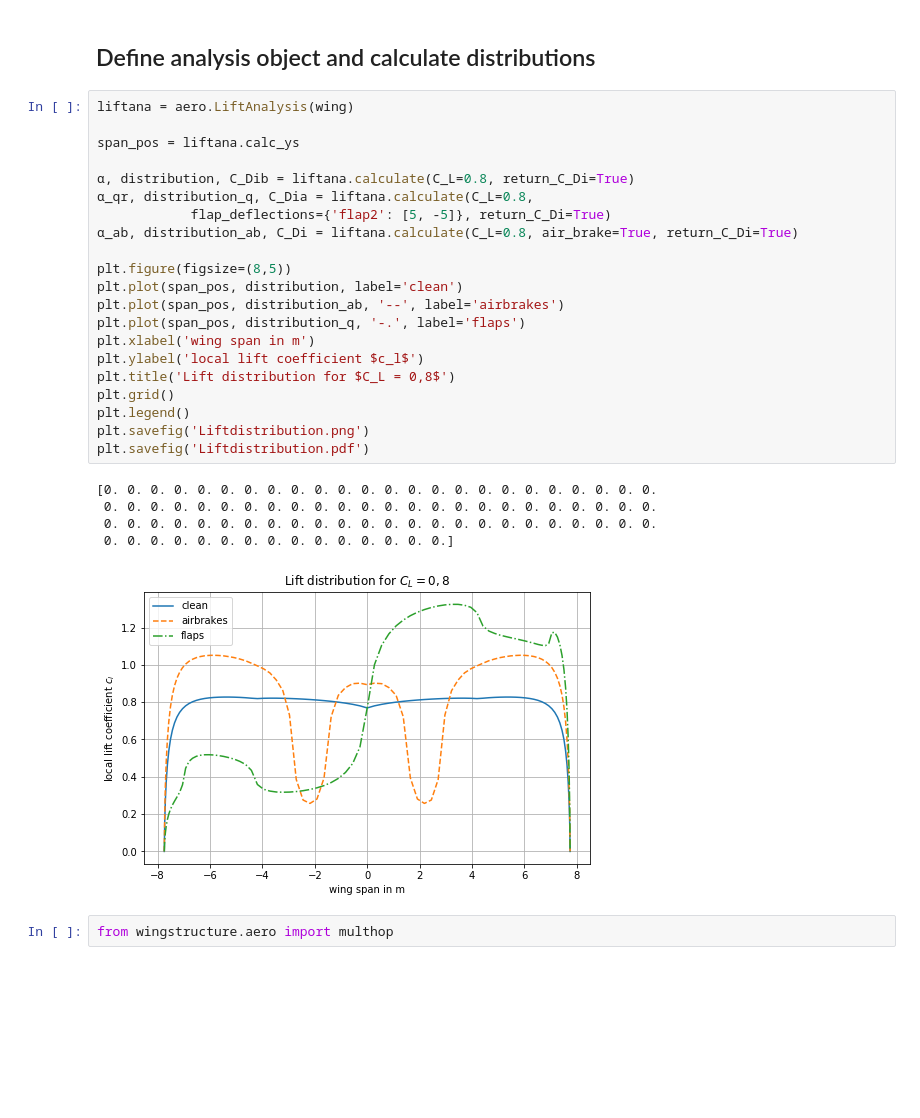
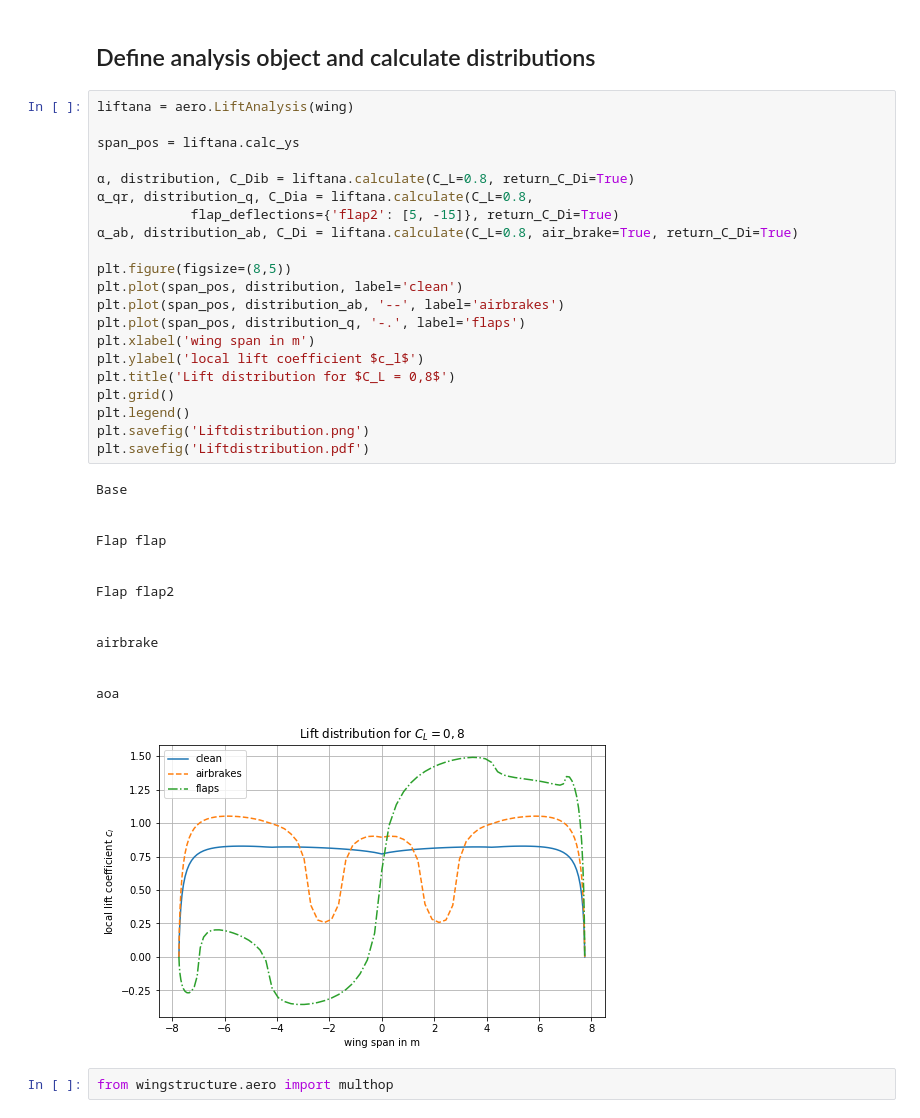
Before and after one commit to akafliegdarmstadt/wingstructure, a Jupyter notebook: examples/Analysis_Example.ipynb, the cells around one changed output. Drawn from its saved outputs; the diff is of its cells as text; blank space fills up the shorter version.

```diff
--- a/examples/Analysis_Example.ipynb
+++ b/examples/Analysis_Example.ipynb
@@ -36,30 +36,39 @@ plt.savefig('wing.png')
 # %%
 liftana = aero.LiftAnalysis(wing)
 
 span_pos = liftana.calc_ys
 
 α, distribution, C_Dib = liftana.calculate(C_L=0.8, return_C_Di=True)
 α_qr, distribution_q, C_Dia = liftana.calculate(C_L=0.8,
-            flap_deflections={'flap2': [5, -5]}, return_C_Di=True)
+            flap_deflections={'flap2': [5, -15]}, return_C_Di=True)
 α_ab, distribution_ab, C_Di = liftana.calculate(C_L=0.8, air_brake=True, return_C_Di=True)
 
 plt.figure(figsize=(8,5))
 plt.plot(span_pos, distribution, label='clean')
 plt.plot(span_pos, distribution_ab, '--', label='airbrakes')
 plt.plot(span_pos, distribution_q, '-.', label='flaps')
 plt.xlabel('wing span in m')
 plt.ylabel('local lift coefficient $c_l$')
 plt.title('Lift distribution for $C_L = 0,8$')
 plt.grid()
 plt.legend()
 plt.savefig('Liftdistribution.png')
 plt.savefig('Liftdistribution.pdf')
 # %% [output]
-[0. 0. 0. 0. 0. 0. 0. 0. 0. 0. 0. 0. 0. 0. 0. 0. 0. 0. 0. 0. 0. 0. 0. 0.
- 0. 0. 0. 0. 0. 0. 0. 0. 0. 0. 0. 0. 0. 0. 0. 0. 0. 0. 0. 0. 0. 0. 0. 0.
- 0. 0. 0. 0. 0. 0. 0. 0. 0. 0. 0. 0. 0. 0. 0. 0. 0. 0. 0. 0. 0. 0. 0. 0.
- 0. 0. 0. 0. 0. 0. 0. 0. 0. 0. 0. 0. 0. 0. 0.]
+Base
+
+
+Flap flap
+
+
+Flap flap2
+
+
+airbrake
+
+
+aoa
-[figure, old version]
+[figure, new version]
 # %%
 from wingstructure.aero import multhop
 # %%
```
Also changed, not shown: parts of 3 cells of this notebook, 6 other files.
